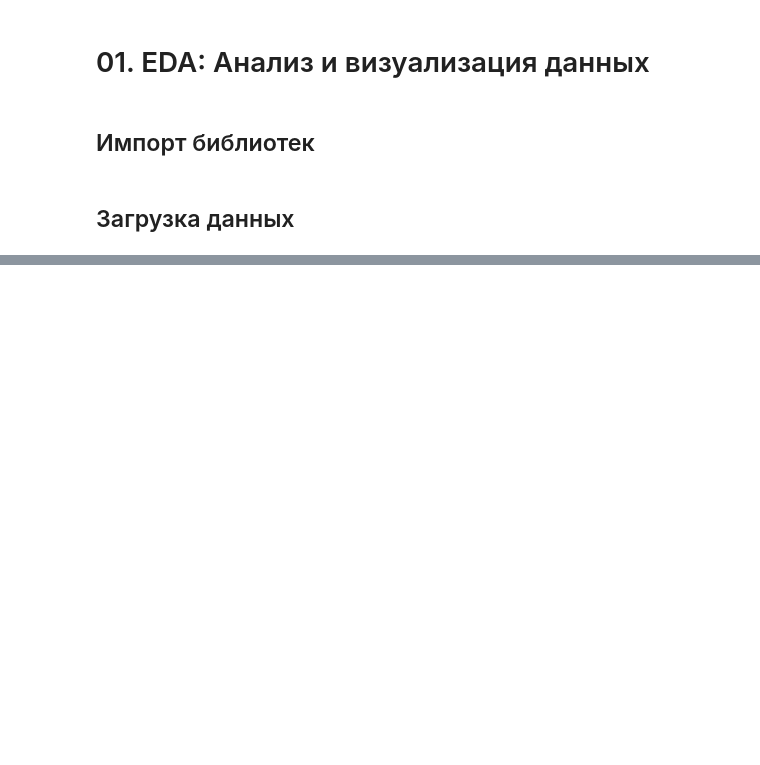
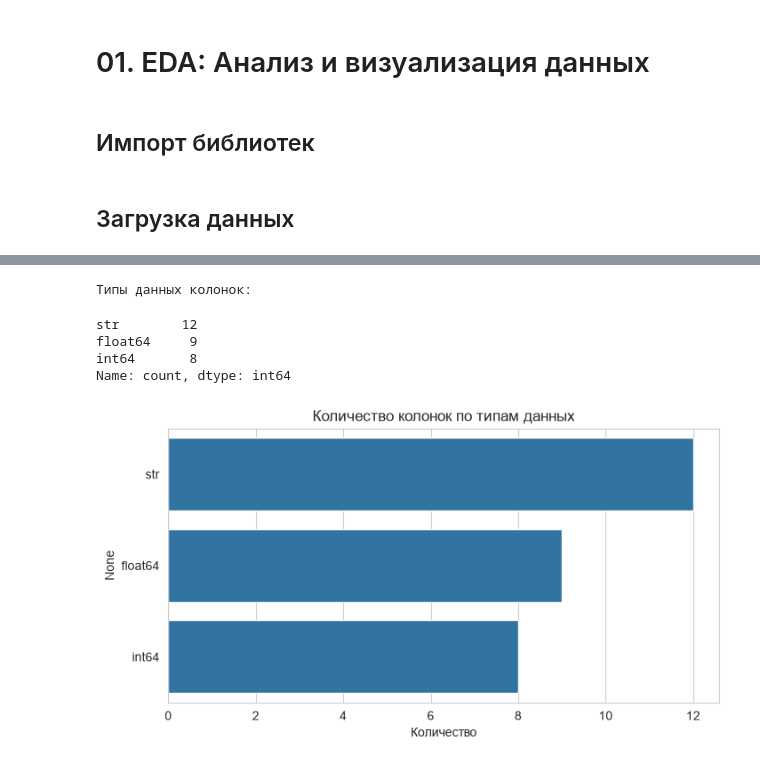
Before and after one commit to null-route-dev/credit-risk-classification, a Jupyter notebook: notebooks/01_eda_analysis.ipynb, the cells around one changed output, grey strips where cells are left out. Saved outputs shown, nothing was run; the diff lists cells and outputs as text; code cells hidden in the pictures; blank space fills up the shorter version.

```diff
--- a/notebooks/01_eda_analysis.ipynb
+++ b/notebooks/01_eda_analysis.ipynb
@@ -27,0 +81,20 @@ df = DataLoader.load(DATASET_PATH, KAGGLE_DS)
+# %%
+# Распределение типов колонок
+dtype_counts = df.dtypes.value_counts()
+print("Типы данных колонок:")
+display(dtype_counts)
+
+# Визуализация
+sns.set_style("whitegrid")
+plt.figure(figsize=(8, 4))
+sns.barplot(x=dtype_counts.values, y=dtype_counts.index.astype(str))
+plt.title("Количество колонок по типам данных")
+plt.xlabel("Количество")
+plt.show()
+# %% [output]
+Типы данных колонок:
+str        12
+float64     9
+int64       8
+Name: count, dtype: int64
+[figure, added]
```
Also changed, not shown: parts of 7 cells of this notebook.
